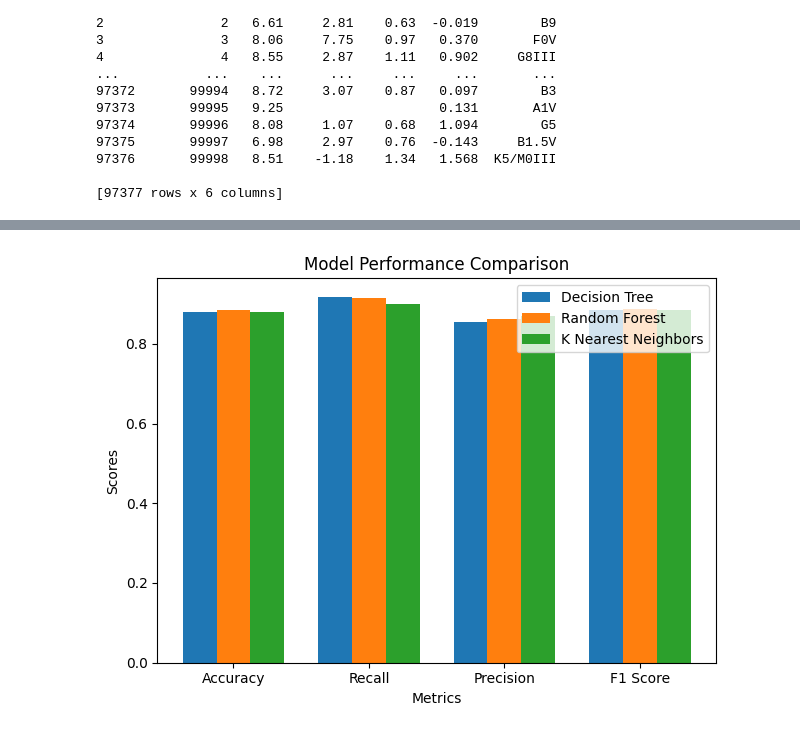
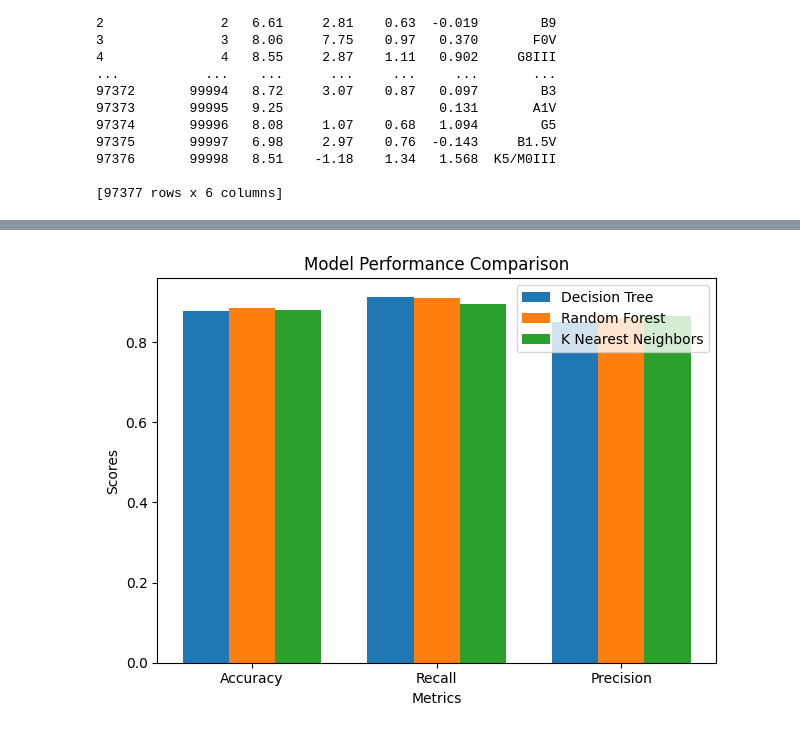
Before and after one commit to lilyastro/DTSC_681, a Jupyter notebook: app/model/exploratory.ipynb, the cells around one changed output, grey strips where cells are left out. Saved outputs shown, nothing was run; the diff lists cells and outputs as text; code cells hidden in the pictures.

```diff
--- a/app/model/exploratory.ipynb
+++ b/app/model/exploratory.ipynb
@@ -2,4 +2,4 @@
 import pandas as pd
 import numpy as np
 # %%
-df = pd.read_csv('/Users/lilyloyer/Desktop/workspace/github/DTSC_681/model/prep/Star99999_raw.csv')
+df = pd.read_csv('Star99999_raw.csv')
@@ -702,7 +713,7 @@ from sklearn.metrics import accuracy_score, precision_score, f1_score, recall_sc
 from sklearn.metrics import confusion_matrix, ConfusionMatrixDisplay
 
 
-random_forest = RandomForestClassifier(max_depth = 8, n_estimators=51, random_state=0)
+random_forest = RandomForestClassifier(max_depth = 8, n_estimators=51, random_state=50)
 random_forest.fit(X_train, y_train)
 preds = random_forest.predict(X_test)
 r_acc = accuracy_score(y_test, preds)
@@ -723,7 +734,7 @@ disp.plot(cmap=plt.cm.Blues)
 plt.title('Confusion Matrix')
 plt.show()
 
-decision_tree = DecisionTreeClassifier(max_depth = 5, min_samples_split=8, splitter='best')
+decision_tree = DecisionTreeClassifier(max_depth = 7, min_samples_split=18, splitter='best')
 decision_tree.fit(X_train, y_train)
 preds = decision_tree.predict(X_test)
 d_acc = accuracy_score(y_test, preds)
@@ -741,7 +752,7 @@ disp = ConfusionMatrixDisplay(confusion_matrix=cm)
 disp.plot(cmap=plt.cm.Blues)
 
 #DropNan values from X
-k_neighbors = KNeighborsClassifier(n_neighbors=14, metric='manhattan', weights='distance')
+k_neighbors = KNeighborsClassifier(n_neighbors=11, metric='manhattan', weights='uniform')
 k_neighbors.fit(X_train_scaled, y_train)
 preds = k_neighbors.predict(X_test_scaled)
 k_acc = accuracy_score(y_test, preds)
@@ -779,35 +790,35 @@ disp.plot(cmap=plt.cm.Blues)
 import matplotlib.pyplot as plt
 import matplotlib.pyplot as plt
 import numpy as np
 
 # Define the models and their metrics
 models = ['Decision Tree', 'Random Forest', 'K Nearest Neighbors']
-metrics = ['Accuracy', 'Recall', 'Precision', 'F1 Score']
+metrics = ['Accuracy', 'Recall', 'Precision']
 
 # Example metric values for each model
-model_1_scores = [d_acc, d_rec, d_prec, d_f1]
-model_2_scores = [r_acc, r_rec, r_prec, r_f1]
-model_3_scores = [k_acc, k_rec, k_prec, k_f1]
+model_1_scores = [d_acc, d_rec, d_prec]
+model_2_scores = [r_acc, r_rec, r_prec]
+model_3_scores = [k_acc, k_rec, k_prec]
 
 # Create a bar plot
 x = np.arange(len(metrics))  # the label locations
 width = 0.25  # the width of the bars
 
 fig, ax = plt.subplots()
 bars1 = ax.bar(x - width, model_1_scores, width, label='Decision Tree')
 bars2 = ax.bar(x, model_2_scores, width, label='Random Forest')
 bars3 = ax.bar(x + width, model_3_scores, width, label='K Nearest Neighbors')
 
 # Add some text for labels, title and custom x-axis tick labels, etc.
 ax.set_xlabel('Metrics')
 ax.set_ylabel('Scores')
 ax.set_title('Model Performance Comparison')
 ax.set_xticks(x)
 ax.set_xticklabels(metrics)
 ax.legend()
 
 fig.tight_layout()
 
 plt.show()
 # %% [output]
-[figure, old version]
+[figure, new version]
```
Also changed, not shown: parts of 16 cells of this notebook, 1 other file.
